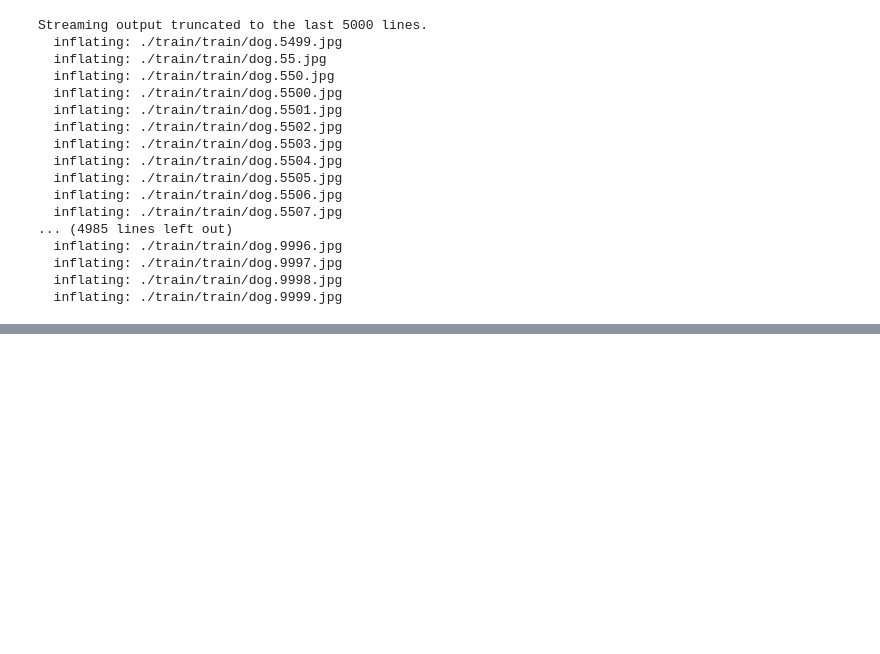
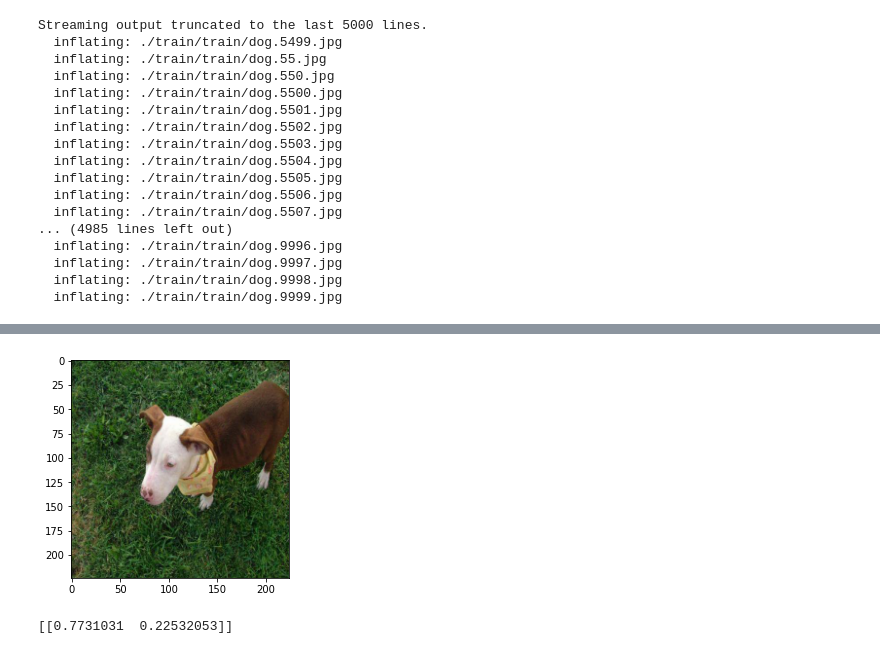
Before and after one commit to acmbpdc/ml-bootcamp-2022, a Jupyter notebook: docs/CNN/CNN_week5.ipynb, the cells around one changed output, grey strips where cells are left out. Drawn from its saved outputs; the diff is of its cells as text; code cells hidden in the pictures; blank space fills up the shorter version.

Commit message:
Added cnn model

```diff
--- a/docs/CNN/CNN_week5.ipynb
+++ b/docs/CNN/CNN_week5.ipynb
@@ -76,0 +189,23 @@ Streaming output truncated to the last 5000 lines.
+# %%
+import matplotlib.pyplot as plt
+import matplotlib.image as mpimg
+from skimage.transform import resize
+img_path = "./test1/10010.jpg"
+img = mpimg.imread(img_path)
+img = resize(img,(224,224))
+imgplot = plt.imshow(img)
+plt.show()
+# %% [output]
+[figure, added]
+# %%
+img = np.array(img,dtype=np.float32)
+img = np.expand_dims(img,axis=0)
+## Getting the model prediction on test images
+prediction = model.predict(img)
+print(prediction)
+# if(prediction[0][0]>prediction[0][1]):
+#   print("This is a dog!")
+# else:
+#   print("This is a cat!")
+# %% [output]
+[[0.7731031  0.22532053]]
```
Also changed, not shown: parts of 16 cells of this notebook.
